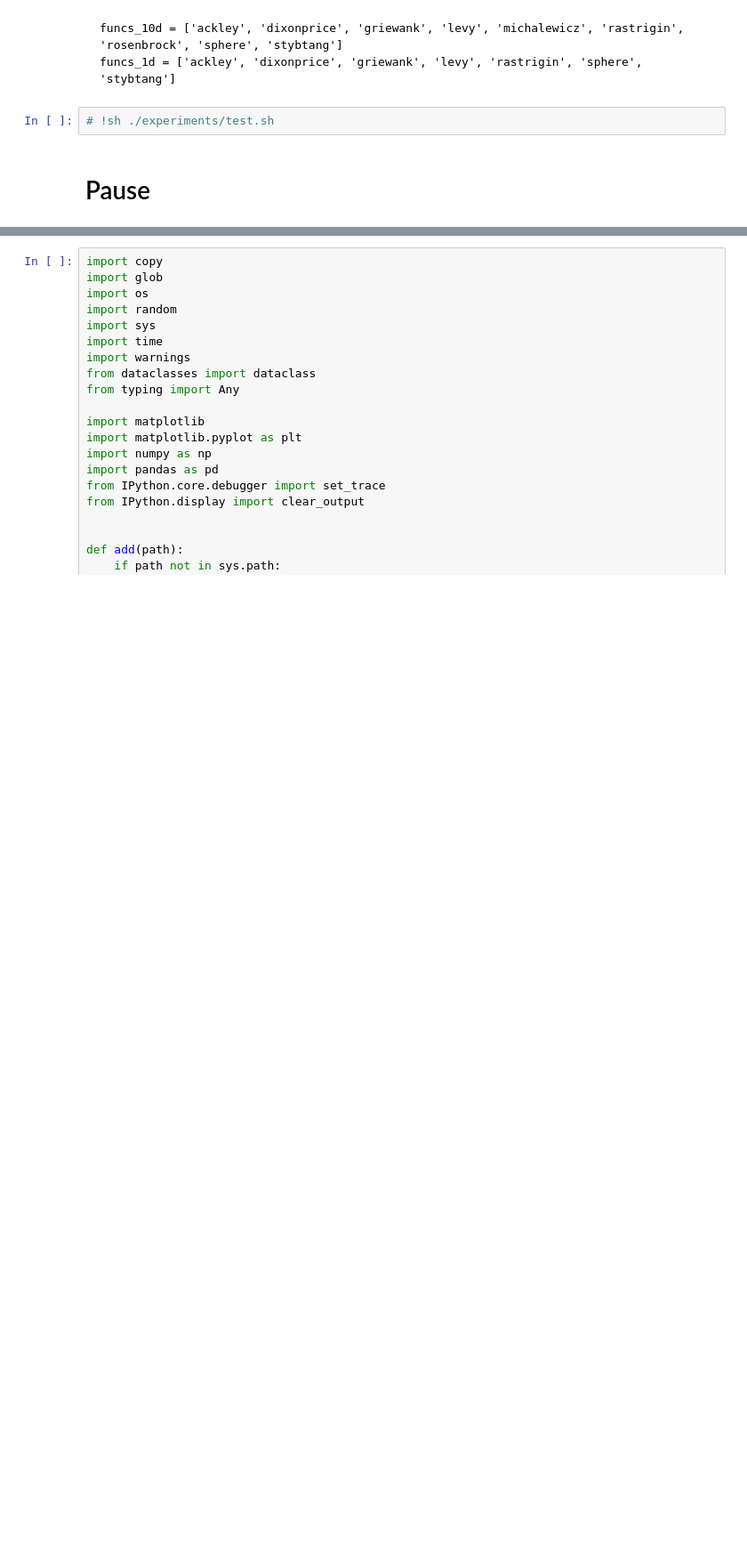
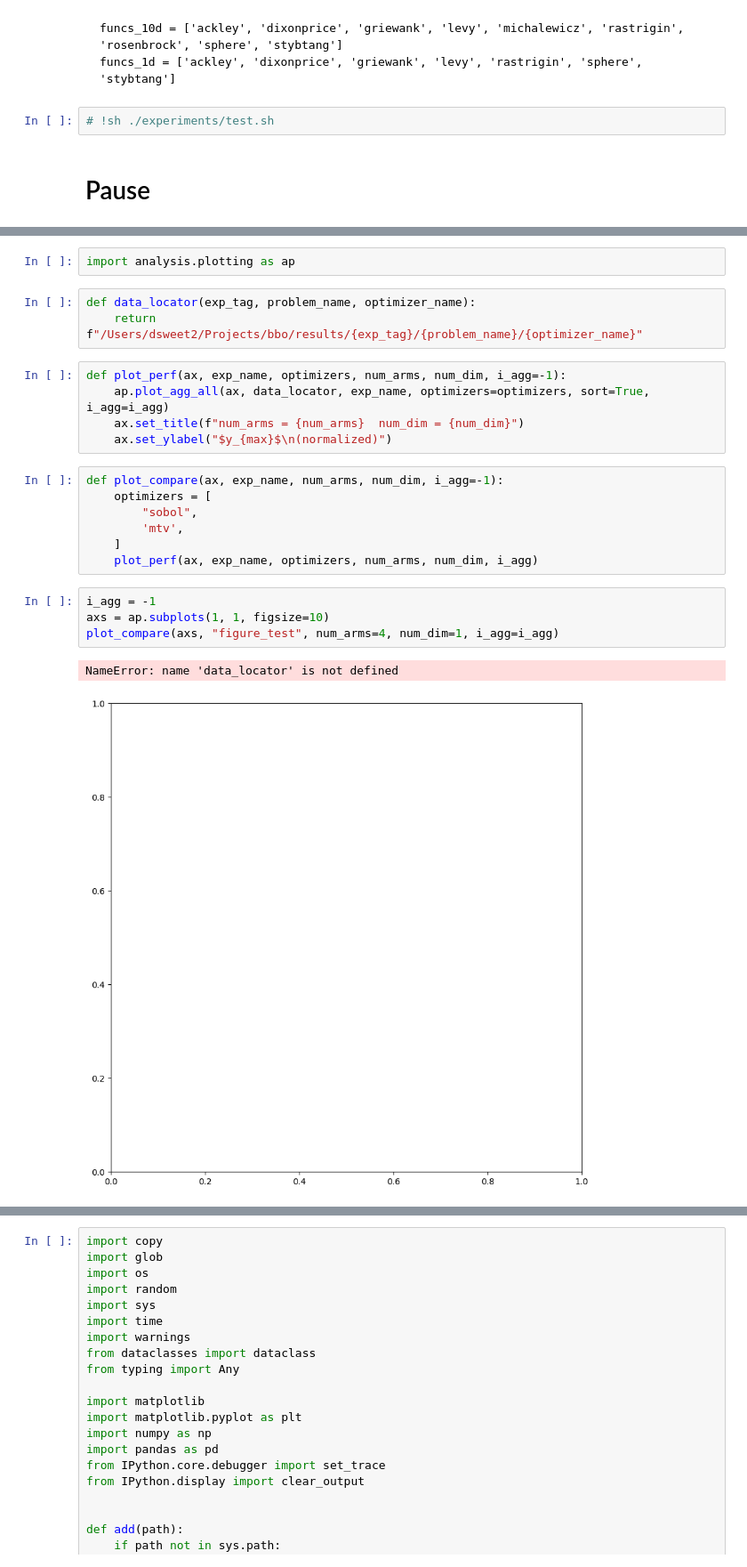
Before and after one commit to yubo-research/yubo, a Jupyter notebook: Untitled.ipynb, the cells around one changed output, grey strips where cells are left out. Shown at 89% size. Cells and saved outputs as stored; diff of their text form; blank space fills up the shorter version.

```diff
--- a/Untitled.ipynb
+++ b/Untitled.ipynb
@@ -34,4 +34,28 @@ Start f:rosenbrock-10d mtv 100 arms 3 Iters exp_mtv
 Finish
+# %%
+import analysis.plotting as ap
+# %%
+def data_locator(exp_tag, problem_name, optimizer_name):
+    return f"/Users/dsweet2/Projects/bbo/results/{exp_tag}/{problem_name}/{optimizer_name}"
+# %%
+def plot_perf(ax, exp_name, optimizers, num_arms, num_dim, i_agg=-1):
+    ap.plot_agg_all(ax, data_locator, exp_name, optimizers=optimizers, sort=True, i_agg=i_agg)
+    ax.set_title(f"num_arms = {num_arms}  num_dim = {num_dim}")
+    ax.set_ylabel("$y_{max}$\n(normalized)")
+# %%
+def plot_compare(ax, exp_name, num_arms, num_dim, i_agg=-1):
+    optimizers = [
+        "sobol",
+        'mtv',
+    ]
+    plot_perf(ax, exp_name, optimizers, num_arms, num_dim, i_agg)
+# %%
+i_agg = -1
+axs = ap.subplots(1, 1, figsize=10)
+plot_compare(axs, "figure_test", num_arms=4, num_dim=1, i_agg=i_agg)
+# %% [output]
+NameError: name 'data_locator' is not defined
+[figure, added]
 # %%
 pip install natsort
 # %% [output]
```
Also changed, not shown: parts of 2 cells of this notebook.
